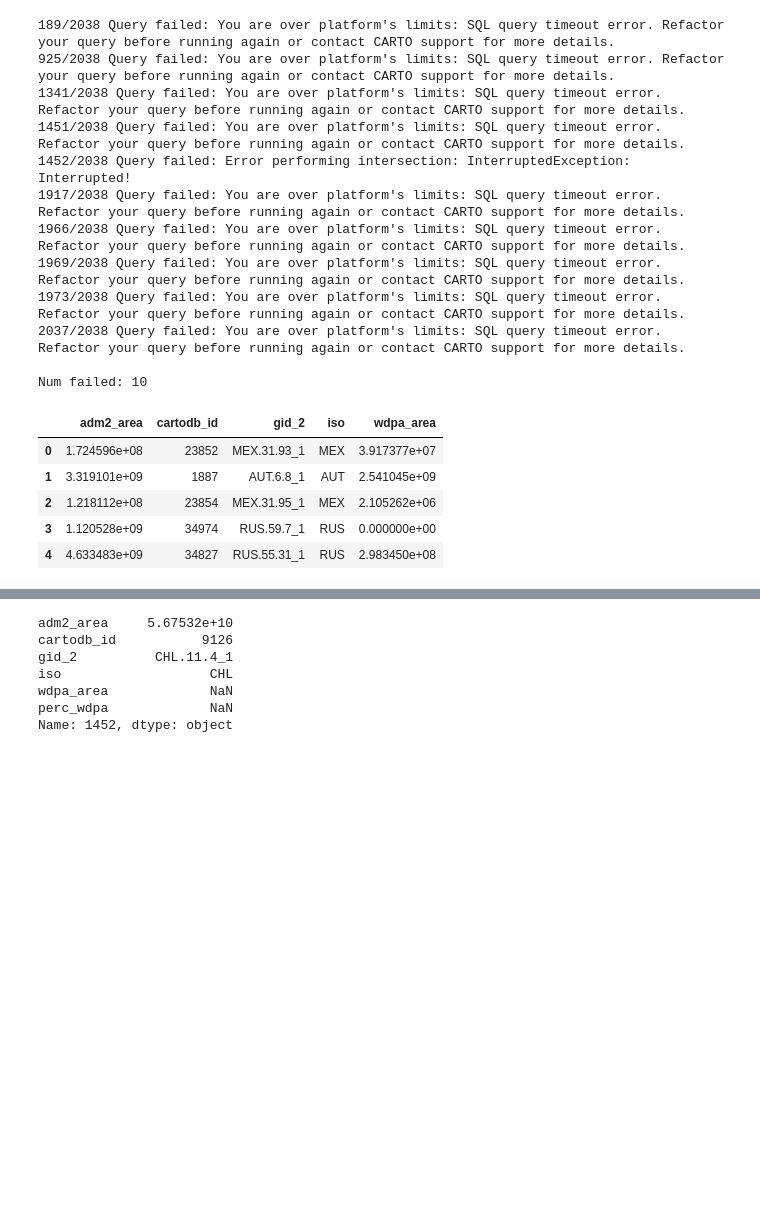
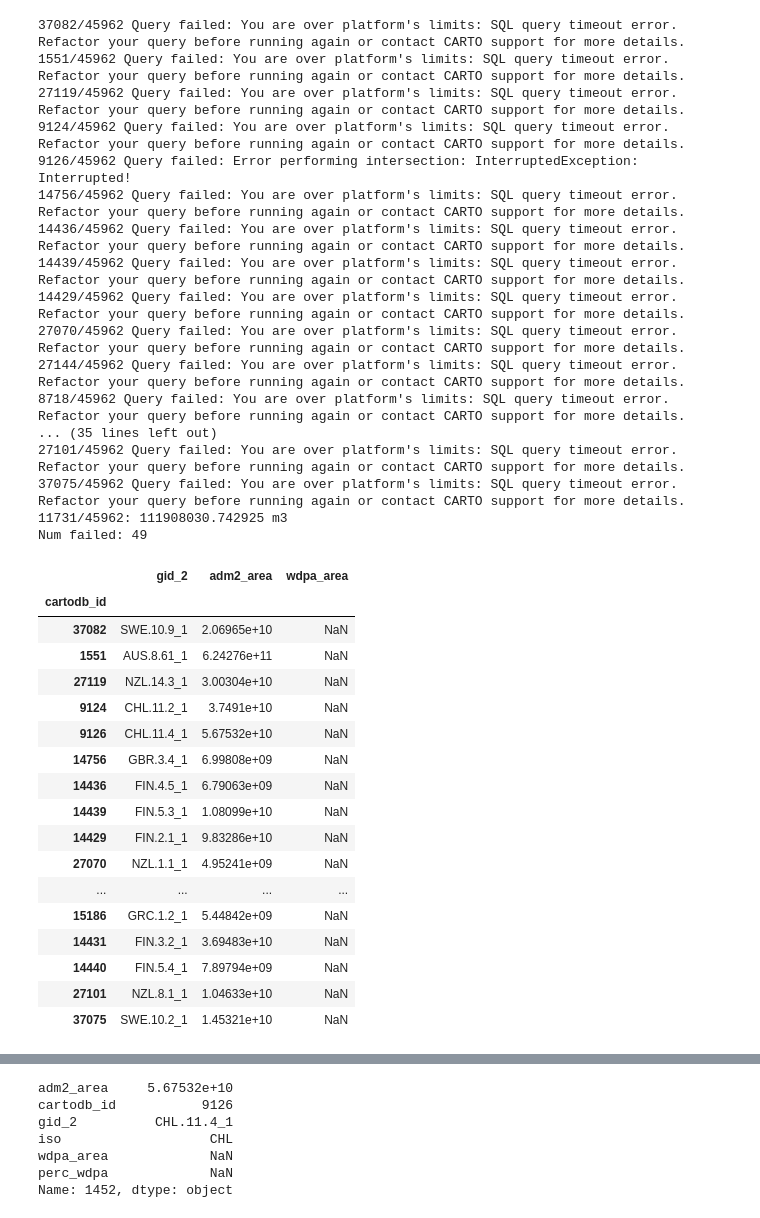
Before and after one commit to fgassert/eeNotebooks, a Jupyter notebook: notebooks/Intersect_WDPA.ipynb, the cells around one changed output, grey strips where cells are left out. Cells and saved outputs as stored; diff of their text form; code cells hidden in the pictures; blank space fills up the shorter version.

Commit message:
wdpa adm2

```diff
--- a/notebooks/Intersect_WDPA.ipynb
+++ b/notebooks/Intersect_WDPA.ipynb
@@ -97,9 +97,11 @@ SELECT ST_AREA(ST_UNION(
 sendSql(query)['rows'][0]['area']
 # %%
 query = """
-SELECT iso, gid_2, cartodb_id, st_area(the_geom::geography, false) as adm2_area FROM {}
+SELECT cartodb_id, gid_2 FROM {}
 """.format(gadm_table)
 
 ADM1 = pd.DataFrame(sendSql(query)['rows'])
+ADM1.set_index('cartodb_id', inplace=True)
+
 ADM1.head()
 # %% [output]
@@ -111,0 +115,14 @@ ADM1.head()
+# %%
+areas = None
+for i in range(len(ADM1)//1000+1):
+    query = '''
+    select cartodb_id, st_area(the_geom::geography, false) as adm2_area from {} where cartodb_id >= {} and cartodb_id < {}
+    '''.format(gadm_table, i*1000, (i+1)*1000)
+    if areas is None:
+        areas = pd.DataFrame(sendSql(query)['rows'])
+    else:
+        areas = areas.append(pd.DataFrame(sendSql(query)['rows']))
+
+areas.set_index('cartodb_id', inplace=True)
+ADM1['adm2_area'] = areas['adm2_area']
+ADM1.head()
@@ -116,7 +147,6 @@ ADM1['wdpa_area'] = np.nan
 # some queries are likely to fail; track these so we can try again on just the failed ones.
 
 for i in ADM1[ADM1['wdpa_area'].isna()].index:
-    cdbid = ADM1.iloc[i]['cartodb_id']
     query = """
     SELECT ST_AREA(ST_UNION(
         ARRAY(
@@ -129,7 +159,7 @@ for i in ADM1[ADM1['wdpa_area'].isna()].index:
             WHERE a.the_geom && b.the_geom
         )
     )::geography, false) as area
-    """.format(wdpa_table, gadm_table, cdbid)
+    """.format(wdpa_table, gadm_table, i)
 
     try:
         # No intersection results in null; count as 0
@@ -193,55 +226,71 @@ ADM1[ADM1['wdpa_area'].isna()]
 
 tolerance = .0008333 # wgs84 -> degrees (100m)
 for i in ADM1[ADM1['wdpa_area'].isna()].index:
-    cdbid = ADM1.iloc[i]['cartodb_id']
     query = """
     SELECT ST_AREA(ST_UNION(
         ARRAY(
             SELECT
                 ST_INTERSECTION(
                     ST_MAKEVALID(ST_SIMPLIFY(a.the_geom, {tolerance})),
                     b.the_geom) AS the_geom
             FROM {} AS a, (
                 SELECT ST_MAKEVALID(ST_SIMPLIFY(the_geom, {tolerance})) AS the_geom
                 FROM {} WHERE cartodb_id = {}
             ) AS b
             WHERE a.the_geom && b.the_geom
         )
     )::geography, false) as area
-    """.format(wdpa_table, gadm_table, cdbid, tolerance=tolerance)
+    """.format(wdpa_table, gadm_table, i, tolerance=tolerance)
 
     try:
         # No intersection results in null; count as 0
         area = sendSql(query)['rows'][0]['area'] or 0
         ADM1.at[i, 'wdpa_area'] = area
         # just showing progress...
         sys.stdout.write("{}/{}: {} m3 \t\t\t\r".format(i, len(ADM1), area))
         sys.stdout.flush()
     except Exception as e:
         print('{}/{} Query failed: {}'.format(i, len(ADM1), e))
 
 print('\nNum failed: {}'.format(ADM1['wdpa_area'].isna().sum()))
 ADM1.to_csv('Data/adm2_wdpa_intersection.csv')
 ADM1[ADM1['wdpa_area'].isna()]
 # %% [output]
-189/2038 Query failed: You are over platform's limits: SQL query timeout error. Refactor your query before running again or contact CARTO support for more details.
-925/2038 Query failed: You are over platform's limits: SQL query timeout error. Refactor your query before running again or contact CARTO support for more details.
-1341/2038 Query failed: You are over platform's limits: SQL query timeout error. Refactor your query before running again or contact CARTO support for more details.
-1451/2038 Query failed: You are over platform's limits: SQL query timeout error. Refactor your query before running again or contact CARTO support for more details.
-1452/2038 Query failed: Error performing intersection: InterruptedException: Interrupted!
-1917/2038 Query failed: You are over platform's limits: SQL query timeout error. Refactor your query before running again or contact CARTO support for more details.
-1966/2038 Query failed: You are over platform's limits: SQL query timeout error. Refactor your query before running again or contact CARTO support for more details.
-1969/2038 Query failed: You are over platform's limits: SQL query timeout error. Refactor your query before running again or contact CARTO support for more details.
-1973/2038 Query failed: You are over platform's limits: SQL query timeout error. Refactor your query before running again or contact CARTO support for more details.
-2037/2038 Query failed: You are over platform's limits: SQL query timeout error. Refactor your query before running again or contact CARTO support for more details.
-
-Num failed: 10
+37082/45962 Query failed: You are over platform's limits: SQL query timeout error. Refactor your query before running again or contact CARTO support for more details.
+1551/45962 Query failed: You are over platform's limits: SQL query timeout error. Refactor your query before running again or contact CARTO support for more details.
+27119/45962 Query failed: You are over platform's limits: SQL query timeout error. Refactor your query before running again or contact CARTO support for more details.
+9124/45962 Query failed: You are over platform's limits: SQL query timeout error. Refactor your query before running again or contact CARTO support for more details.
+9126/45962 Query failed: Error performing intersection: InterruptedException: Interrupted!
+14756/45962 Query failed: You are over platform's limits: SQL query timeout error. Refactor your query before running again or contact CARTO support for more details.
+14436/45962 Query failed: You are over platform's limits: SQL query timeout error. Refactor your query before running again or contact CARTO support for more details.
+14439/45962 Query failed: You are over platform's limits: SQL query timeout error. Refactor your query before running again or contact CARTO support for more details.
+14429/45962 Query failed: You are over platform's limits: SQL query timeout error. Refactor your query before running again or contact CARTO support for more details.
+27070/45962 Query failed: You are over platform's limits: SQL query timeout error. Refactor your query before running again or contact CARTO support for more details.
+27144/45962 Query failed: You are over platform's limits: SQL query timeout error. Refactor your query before running again or contact CARTO support for more details.
+8718/45962 Query failed: You are over platform's limits: SQL query timeout error. Refactor your query before running again or contact CARTO support for more details.
+... (35 lines left out)
+27101/45962 Query failed: You are over platform's limits: SQL query timeout error. Refactor your query before running again or contact CARTO support for more details.
+37075/45962 Query failed: You are over platform's limits: SQL query timeout error. Refactor your query before running again or contact CARTO support for more details.
+11731/45962: 111908030.742925 m3
+Num failed: 49
-|  | adm2_area | cartodb_id | gid_2 | iso | wdpa_area |
-| 0 | 1.724596e+08 | 23852 | MEX.31.93_1 | MEX | 3.917377e+07 |
-| 1 | 3.319101e+09 | 1887 | AUT.6.8_1 | AUT | 2.541045e+09 |
-| 2 | 1.218112e+08 | 23854 | MEX.31.95_1 | MEX | 2.105262e+06 |
-| 3 | 1.120528e+09 | 34974 | RUS.59.7_1 | RUS | 0.000000e+00 |
-| 4 | 4.633483e+09 | 34827 | RUS.55.31_1 | RUS | 2.983450e+08 |
+|  | gid_2 | adm2_area | wdpa_area |
+| cartodb_id |  |  |  |
+| 37082 | SWE.10.9_1 | 2.06965e+10 | NaN |
+| 1551 | AUS.8.61_1 | 6.24276e+11 | NaN |
+| 27119 | NZL.14.3_1 | 3.00304e+10 | NaN |
+| 9124 | CHL.11.2_1 | 3.7491e+10 | NaN |
+| 9126 | CHL.11.4_1 | 5.67532e+10 | NaN |
+| 14756 | GBR.3.4_1 | 6.99808e+09 | NaN |
+| 14436 | FIN.4.5_1 | 6.79063e+09 | NaN |
+| 14439 | FIN.5.3_1 | 1.08099e+10 | NaN |
+| 14429 | FIN.2.1_1 | 9.83286e+10 | NaN |
+| 27070 | NZL.1.1_1 | 4.95241e+09 | NaN |
+| ... | ... | ... | ... |
+| 15186 | GRC.1.2_1 | 5.44842e+09 | NaN |
+| 14431 | FIN.3.2_1 | 3.69483e+10 | NaN |
+| 14440 | FIN.5.4_1 | 7.89794e+09 | NaN |
+| 27101 | NZL.8.1_1 | 1.04633e+10 | NaN |
+| 37075 | SWE.10.2_1 | 1.45321e+10 | NaN |
 # %%
 import psycopg2
 # setup postgis connecton funcitons
```
Also changed, not shown: parts of 10 cells of this notebook, 3 other files.
